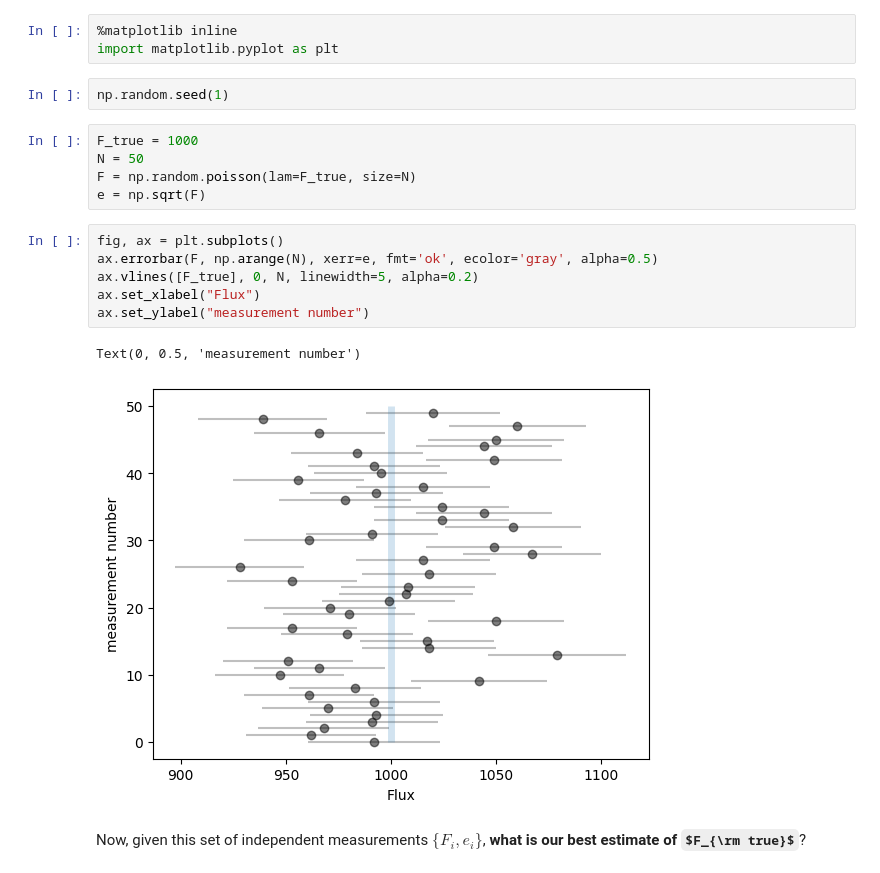
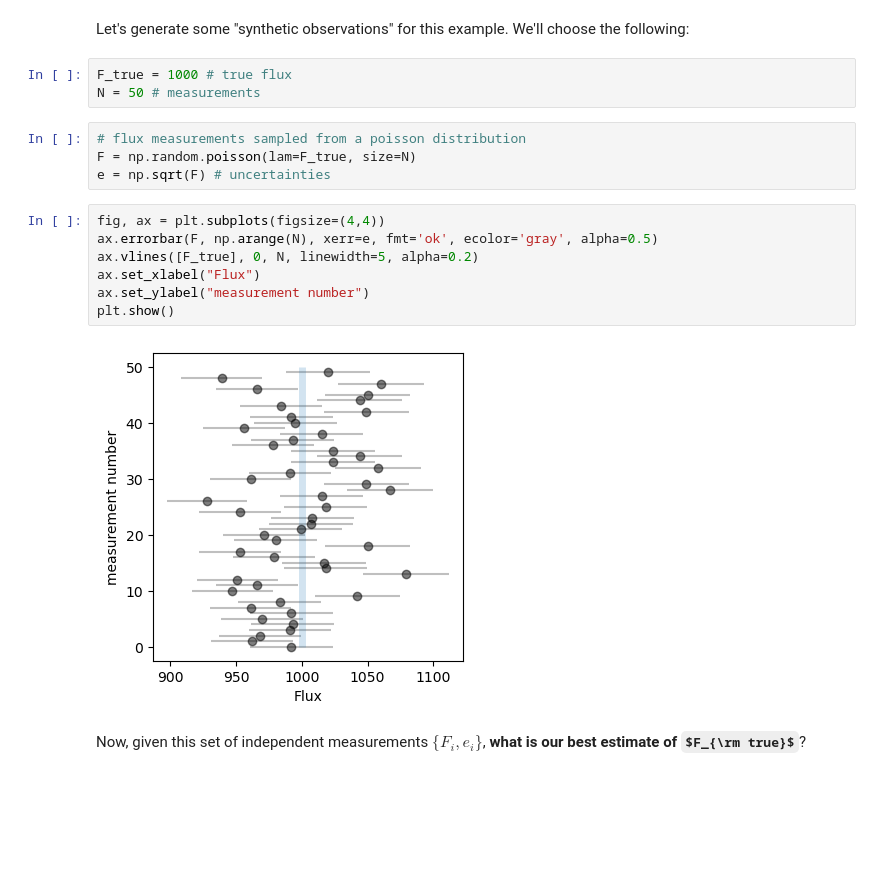
Before and after one commit to changhoonhahn/astro-ai, a Jupyter notebook: nb/week5.ipynb, the cells around one changed output. Saved outputs shown, nothing was run; the diff lists cells and outputs as text; some formulas as TeX source; blank space fills up the shorter version.

```diff
--- a/nb/week5.ipynb
+++ b/nb/week5.ipynb
@@ -11,22 +20,21 @@ import scipy as sp
-# %%
-%matplotlib inline
-import matplotlib.pyplot as plt
-# %%
-np.random.seed(1)
+# %% [markdown]
+Let's generate some "synthetic observations" for this example. We'll choose the following:
 # %%
-F_true = 1000
-N = 50
-F = np.random.poisson(lam=F_true, size=N)
-e = np.sqrt(F)
+F_true = 1000 # true flux
+N = 50 # measurements
+# %%
+# flux measurements sampled from a poisson distribution
+F = np.random.poisson(lam=F_true, size=N)
+e = np.sqrt(F) # uncertainties
 # %%
-fig, ax = plt.subplots()
+fig, ax = plt.subplots(figsize=(4,4))
 ax.errorbar(F, np.arange(N), xerr=e, fmt='ok', ecolor='gray', alpha=0.5)
 ax.vlines([F_true], 0, N, linewidth=5, alpha=0.2)
 ax.set_xlabel("Flux")
 ax.set_ylabel("measurement number")
+plt.show()
 # %% [output]
-Text(0, 0.5, 'measurement number')
-[figure, old version]
+[figure, new version]
 # %% [markdown]
 Now, given this set of independent measurements $\{F_i, e_i\}$, **what is our best estimate of $F_{\rm true}$**?
 # %% [markdown]
```
Also changed, not shown: parts of 51 cells of this notebook.
